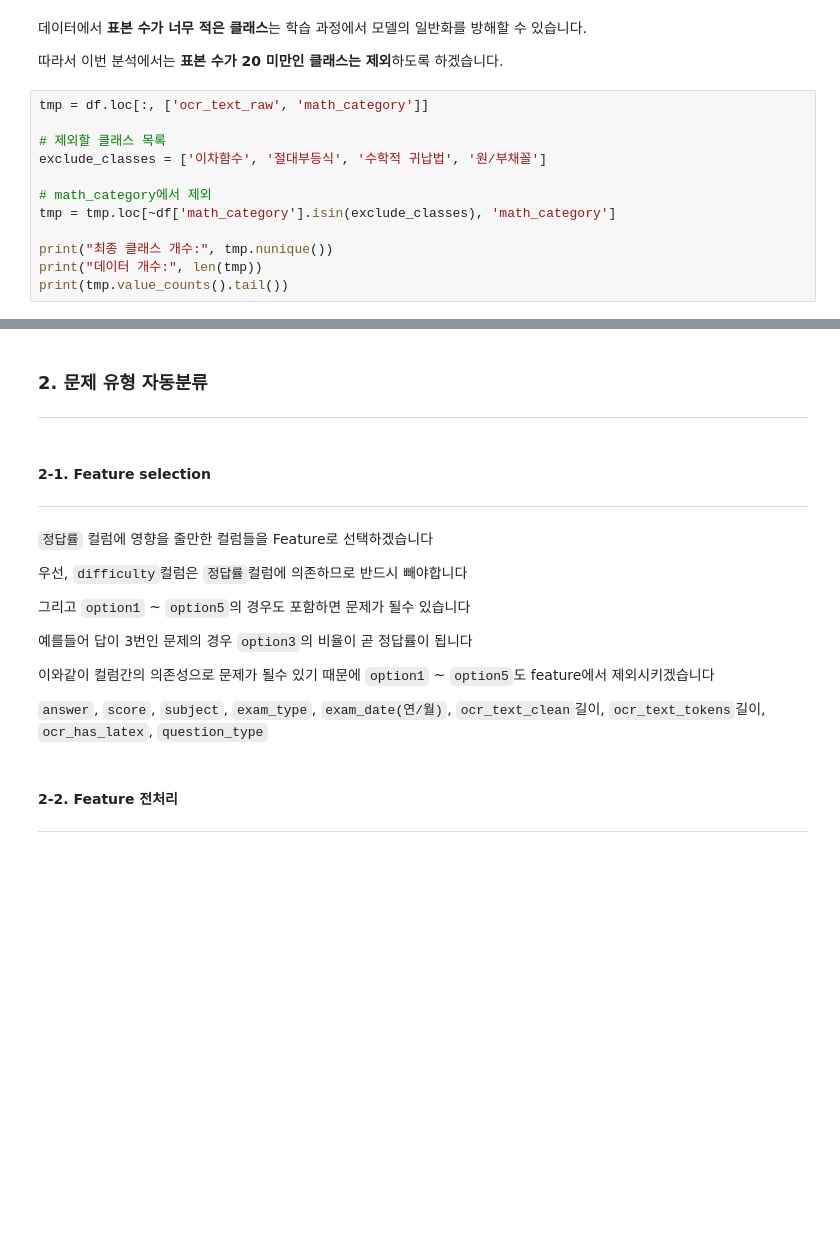
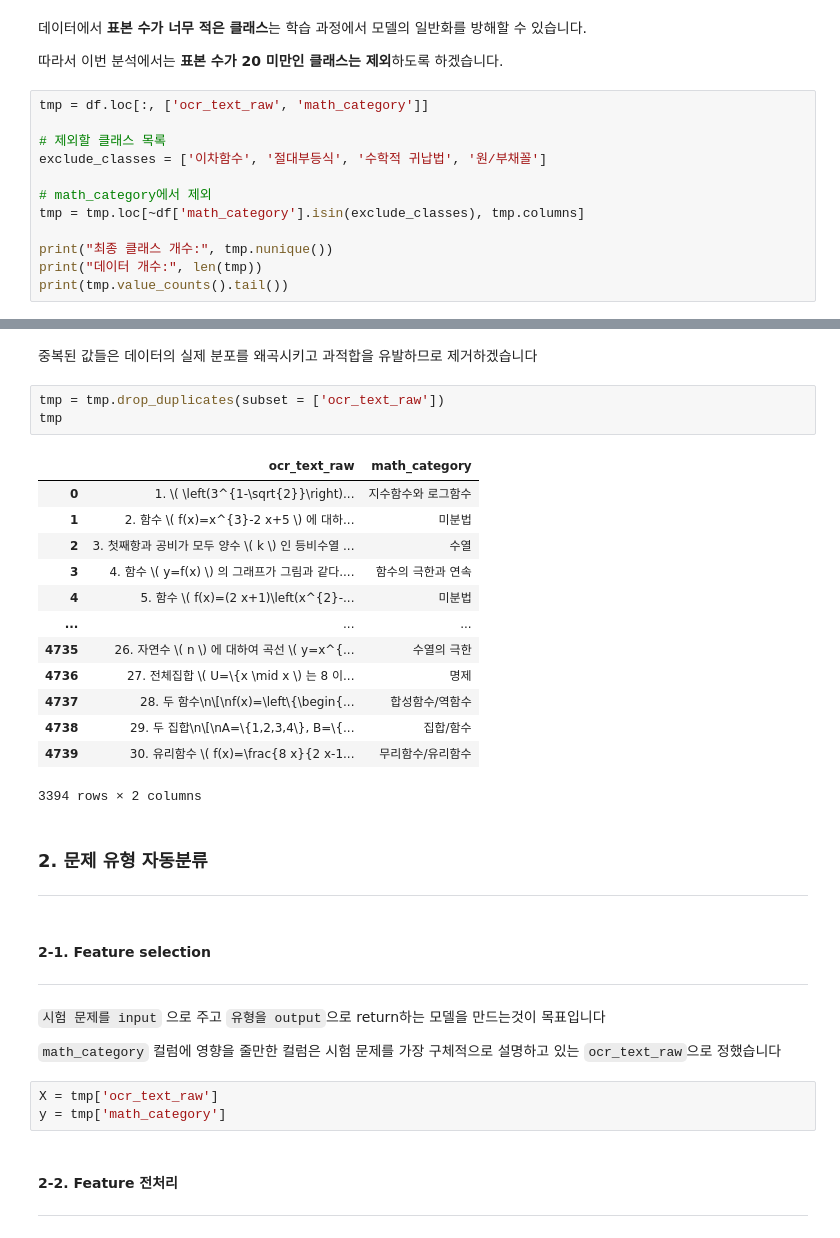
Before and after one commit to sonkeehoon/ED-project, a Jupyter notebook: 05_question_type_classification.ipynb, the cells around one changed output, grey strips where cells are left out. Saved outputs shown, nothing was run; the diff lists cells and outputs as text; blank space fills up the shorter version.

```diff
--- a/05_question_type_classification.ipynb
+++ b/05_question_type_classification.ipynb
@@ -77,7 +82,7 @@ tmp = df.loc[:, ['ocr_text_raw', 'math_category']]
 exclude_classes = ['이차함수', '절대부등식', '수학적 귀납법', '원/부채꼴']
 
 # math_category에서 제외
-tmp = tmp.loc[~df['math_category'].isin(exclude_classes), 'math_category']
+tmp = tmp.loc[~df['math_category'].isin(exclude_classes), tmp.columns]
 
 print("최종 클래스 개수:", tmp.nunique())
 print("데이터 개수:", len(tmp))
@@ -97,3 +120,22 @@ Name: count, dtype: int64
+# %% [markdown]
+중복된 값들은 데이터의 실제 분포를 왜곡시키고 과적합을 유발하므로 제거하겠습니다
+# %%
+tmp = tmp.drop_duplicates(subset = ['ocr_text_raw'])
+tmp
+# %% [output]
+|  | ocr_text_raw | math_category |
+| 0 | 1. \( \left(3^{1-\sqrt{2}}\right)... | 지수함수와 로그함수 |
+| 1 | 2. 함수 \( f(x)=x^{3}-2 x+5 \) 에 대하... | 미분법 |
+| 2 | 3. 첫째항과 공비가 모두 양수 \( k \) 인 등비수열 ... | 수열 |
+| 3 | 4. 함수 \( y=f(x) \) 의 그래프가 그림과 같다.... | 함수의 극한과 연속 |
+| 4 | 5. 함수 \( f(x)=(2 x+1)\left(x^{2}-... | 미분법 |
+| ... | ... | ... |
+| 4735 | 26. 자연수 \( n \) 에 대하여 곡선 \( y=x^{... | 수열의 극한 |
+| 4736 | 27. 전체집합 \( U=\{x \mid x \) 는 8 이... | 명제 |
+| 4737 | 28. 두 함수\n\[\nf(x)=\left\{\begin{... | 합성함수/역함수 |
+| 4738 | 29. 두 집합\n\[\nA=\{1,2,3,4\}, B=\{... | 집합/함수 |
+| 4739 | 30. 유리함수 \( f(x)=\frac{8 x}{2 x-1... | 무리함수/유리함수 |
+3394 rows × 2 columns
 # %% [markdown]
 <h3 id="contents2">2. 문제 유형 자동분류</h3>
 
@@ -103,17 +145,12 @@ Name: count, dtype: int64
 
 ---
 
-`정답률` 컬럼에 영향을 줄만한 컬럼들을 Feature로 선택하겠습니다
+`시험 문제를 input` 으로 주고 `유형을 output`으로 return하는 모델을 만드는것이 목표입니다
 
-우선, `difficulty`컬럼은 `정답률`컬럼에 의존하므로 반드시 빼야합니다
-
-그리고 `option1` ~ `option5`의 경우도 포함하면 문제가 될수 있습니다
-
-예를들어 답이 3번인 문제의 경우 `option3`의 비율이 곧 정답률이 됩니다
-
-이와같이 컬럼간의 의존성으로 문제가 될수 있기 때문에 `option1` ~ `option5`도 feature에서 제외시키겠습니다
-
-`answer`, `score`, `subject`, `exam_type`, `exam_date(연/월)`, `ocr_text_clean`길이, `ocr_text_tokens`길이, `ocr_has_latex`, `question_type`
+`math_category` 컬럼에 영향을 줄만한 컬럼은 시험 문제를 가장 구체적으로 설명하고 있는 `ocr_text_raw`으로 정했습니다
+# %%
+X = tmp['ocr_text_raw']
+y = tmp['math_category']
 # %% [markdown]
 <h4 id="contents2-2">2-2. Feature 전처리</h4>
 
```
Also changed, not shown: parts of 12 cells of this notebook, 1 other file.
